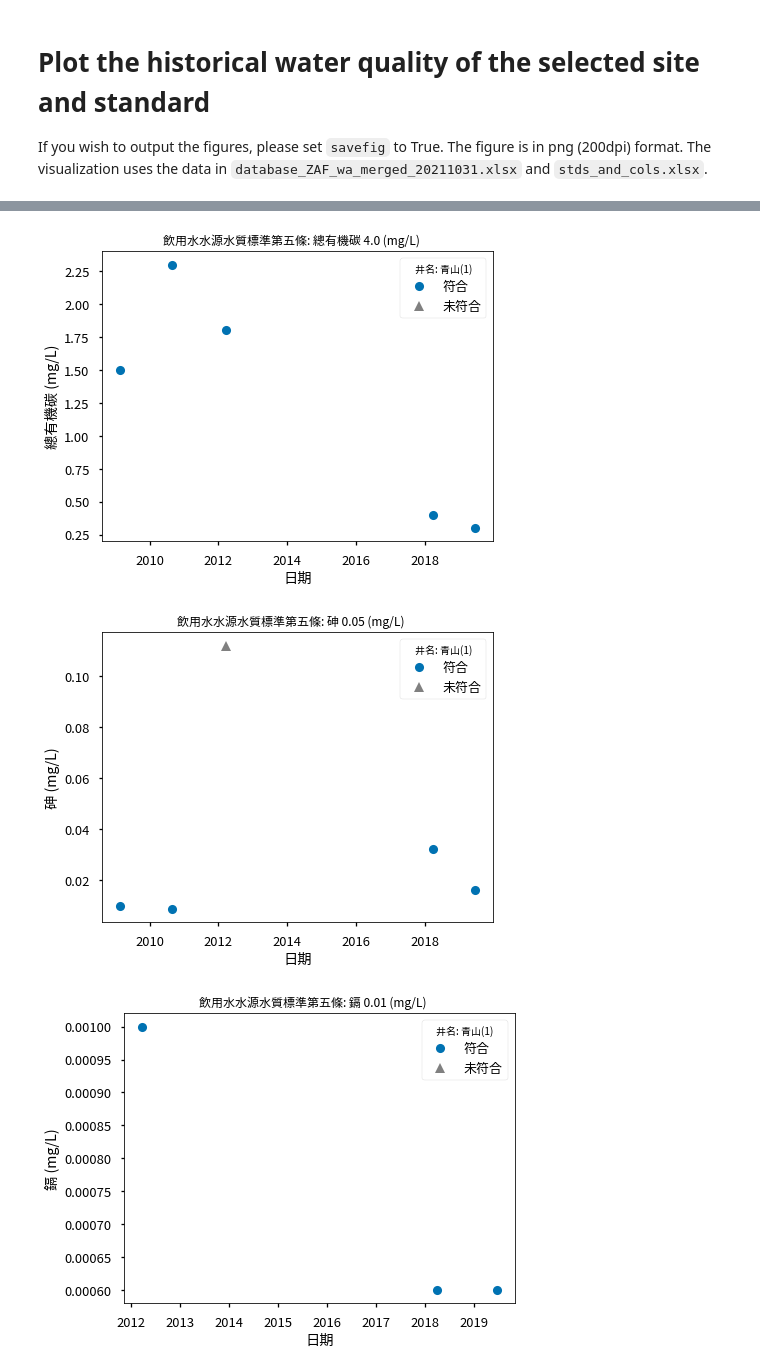
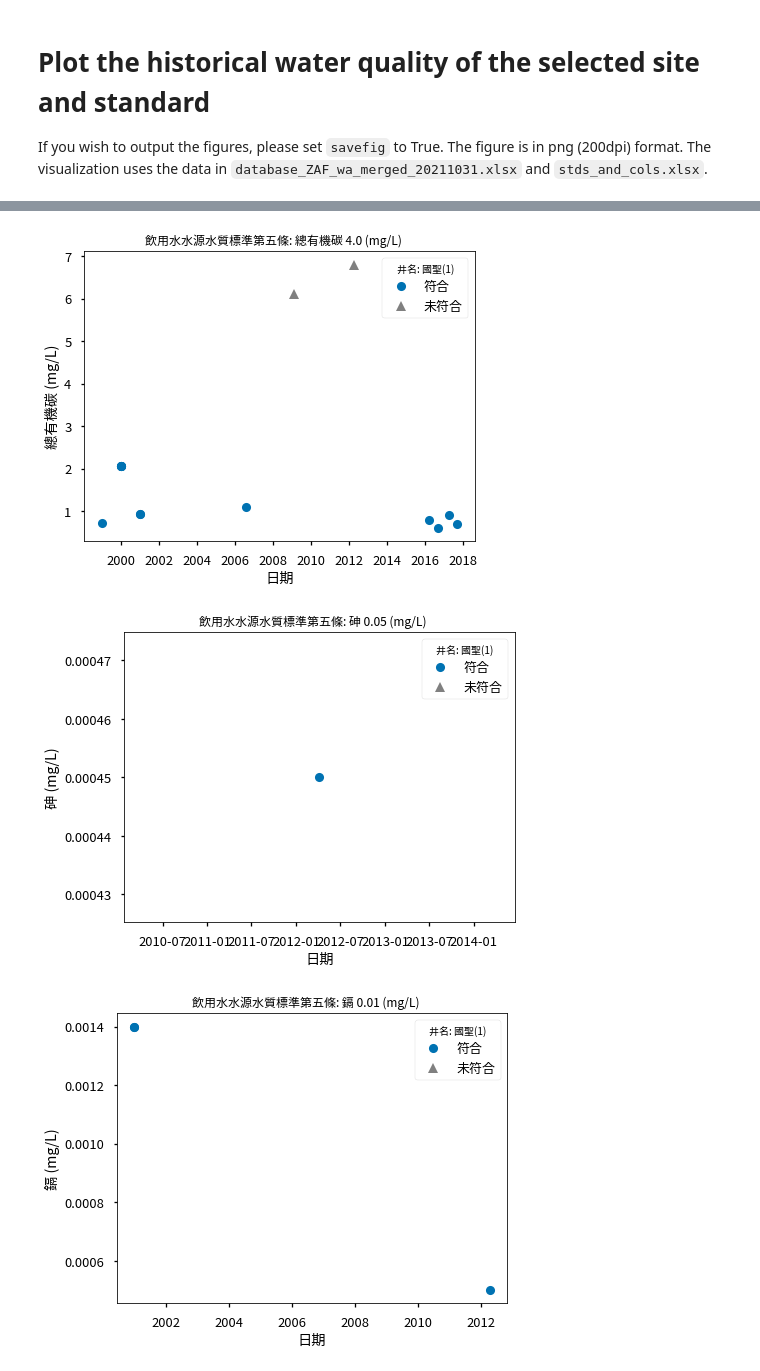
Before and after one commit to dispink/GW_NCDR, a Jupyter notebook: demo.ipynb, the cells around one changed output, grey strips where cells are left out. Saved outputs shown, nothing was run; the diff lists cells and outputs as text; code cells hidden in the pictures.

```diff
--- a/demo.ipynb
+++ b/demo.ipynb
@@ -132,5 +134,5 @@ Only these 45 sites can be selected as the proper backup groundwater resources.
 If you wish to output the figures, please set `savefig` to True. The figure is in png (200dpi) format.  The visualization uses the data in `database_ZAF_wa_merged_20211031.xlsx` and `stds_and_cols.xlsx`.
 # %%
 select = visualization.Waterquality()
-select.plot(siteid='7100211', std_name='飲用水水源水質標準第五條', savefig=False)
+select.plot(siteid='7010111', std_name='飲用水水源水質標準第五條', savefig=False)
 # %% [output]
@@ -138,3 +140,3 @@ select.plot(siteid='7100211', std_name='飲用水水源水質標準第五條', s
-[figure, old version]
+[figure, new version]
-[figure, old version]
+[figure, new version]
-[figure, old version]
+[figure, new version]
```
Also changed, not shown: parts of 6 cells of this notebook, 1 other file.
